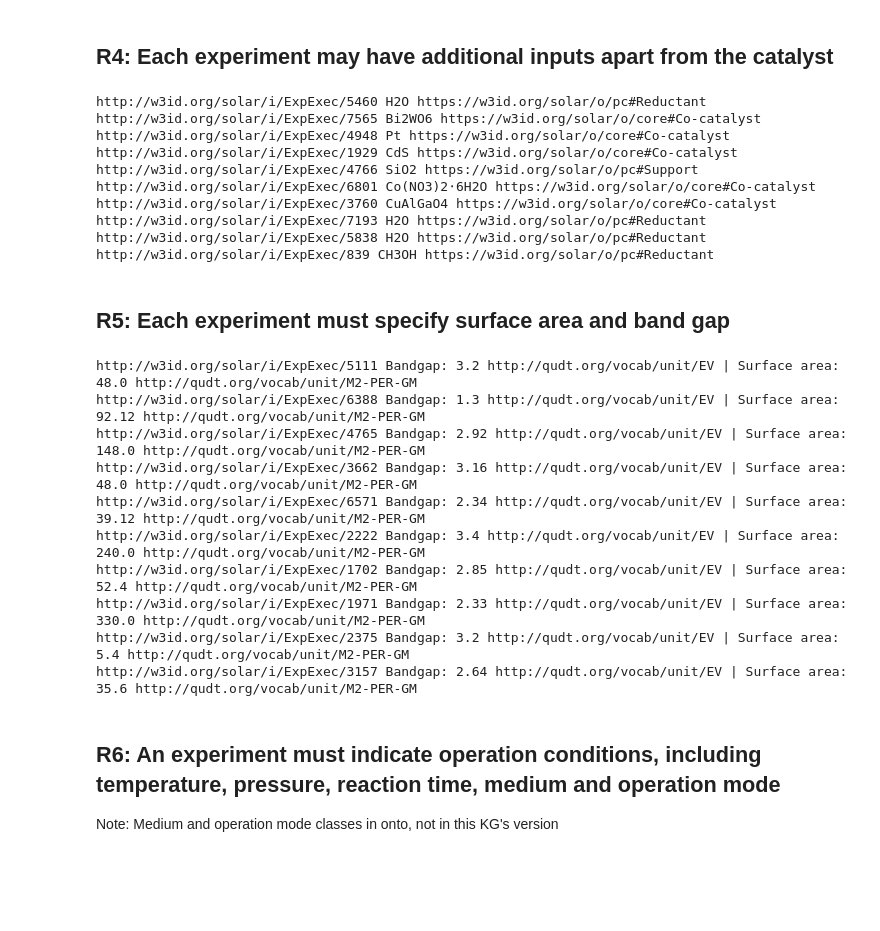
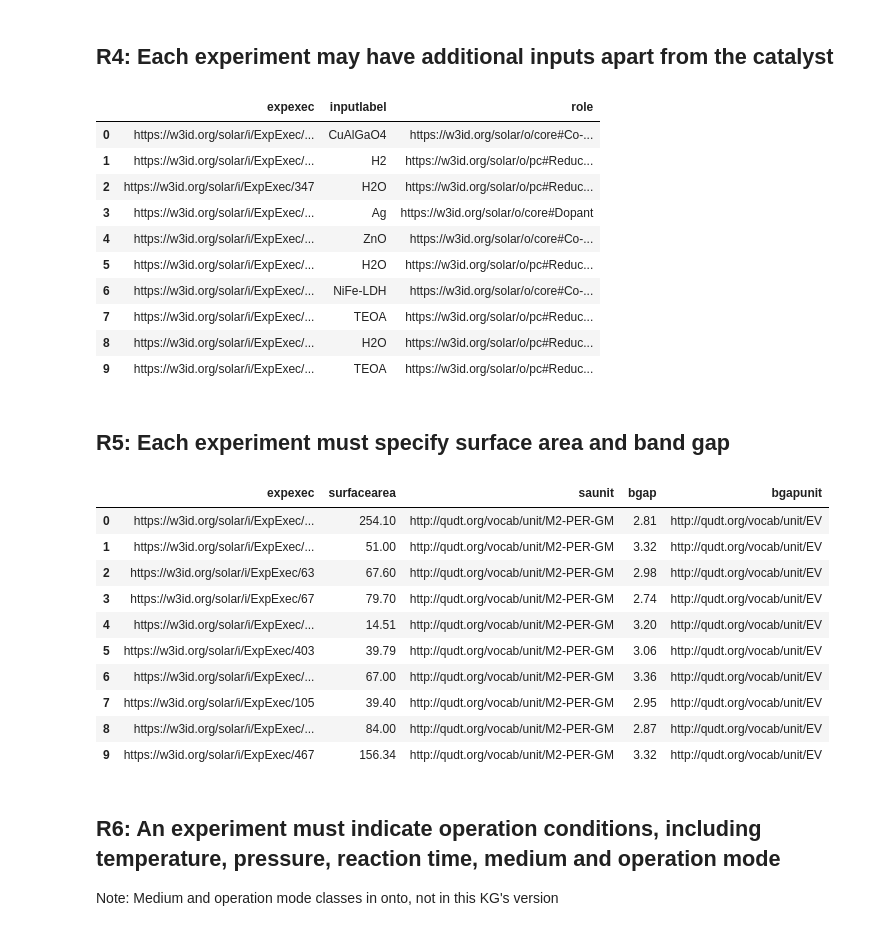
Before and after one commit to SolarChem/solarchem-ontology, a Jupyter notebook: knowledge-graph/querying.ipynb, the cells around one changed output. Saved outputs shown, nothing was run; the diff lists cells and outputs as text; code cells hidden in the pictures; blank space fills up the shorter version.

```diff
--- a/knowledge-graph/querying.ipynb
+++ b/knowledge-graph/querying.ipynb
@@ -138,14 +155,7 @@ http://w3id.org/solar/i/ExpExec/5766 http://www.wikidata.org/entity/Q193521 TiO2
 # %% [markdown]
 ## R4: Each experiment may have additional inputs apart from the catalyst
 # %%
-q_res = g.query("""
-    PREFIX bibo: <http://purl.org/ontology/bibo/>
-    PREFIX dc: <http://purl.org/dc/elements/1.1/>
-    PREFIX solar: <https://w3id.org/solar/o/core#>
-    PREFIX solarpc: <httsp://w3id.org/solar/o/pc#>
-    PREFIX rdfs: <http://www.w3.org/2000/01/rdf-schema#>
-    PREFIX qudt: <http://qudt.org/2.1/schema/qudt>
-
+query = prefixes + """
     SELECT DISTINCT  ?expexec ?inputlabel ?role
     WHERE {
         ?expexec prov:used ?input .
@@ -155,56 +165,48 @@ q_res = g.query("""
         FILTER(?role != solar:Catalyst)
     } LIMIT 10
 
-""")
+"""
 
-for row in q_res:
-    print(f"{row.expexec} {row.inputlabel} {row.role}")
+q_res = run_query_csv(query)
 # %% [output]
-http://w3id.org/solar/i/ExpExec/5460 H2O https://w3id.org/solar/o/pc#Reductant
-http://w3id.org/solar/i/ExpExec/7565 Bi2WO6 https://w3id.org/solar/o/core#Co-catalyst
-http://w3id.org/solar/i/ExpExec/4948 Pt https://w3id.org/solar/o/core#Co-catalyst
-http://w3id.org/solar/i/ExpExec/1929 CdS https://w3id.org/solar/o/core#Co-catalyst
-http://w3id.org/solar/i/ExpExec/4766 SiO2 https://w3id.org/solar/o/pc#Support
-http://w3id.org/solar/i/ExpExec/6801 Co(NO3)2⋅6H2O https://w3id.org/solar/o/core#Co-catalyst
-http://w3id.org/solar/i/ExpExec/3760 CuAlGaO4 https://w3id.org/solar/o/core#Co-catalyst
-http://w3id.org/solar/i/ExpExec/7193 H2O https://w3id.org/solar/o/pc#Reductant
-http://w3id.org/solar/i/ExpExec/5838 H2O https://w3id.org/solar/o/pc#Reductant
-http://w3id.org/solar/i/ExpExec/839 CH3OH https://w3id.org/solar/o/pc#Reductant
+|  | expexec | inputlabel | role |
+| 0 | https://w3id.org/solar/i/ExpExec/... | CuAlGaO4 | https://w3id.org/solar/o/core#Co-... |
+| 1 | https://w3id.org/solar/i/ExpExec/... | H2 | https://w3id.org/solar/o/pc#Reduc... |
+| 2 | https://w3id.org/solar/i/ExpExec/347 | H2O | https://w3id.org/solar/o/pc#Reduc... |
+| 3 | https://w3id.org/solar/i/ExpExec/... | Ag | https://w3id.org/solar/o/core#Dopant |
+| 4 | https://w3id.org/solar/i/ExpExec/... | ZnO | https://w3id.org/solar/o/core#Co-... |
+| 5 | https://w3id.org/solar/i/ExpExec/... | H2O | https://w3id.org/solar/o/pc#Reduc... |
+| 6 | https://w3id.org/solar/i/ExpExec/... | NiFe-LDH | https://w3id.org/solar/o/core#Co-... |
+| 7 | https://w3id.org/solar/i/ExpExec/... | TEOA | https://w3id.org/solar/o/pc#Reduc... |
+| 8 | https://w3id.org/solar/i/ExpExec/... | H2O | https://w3id.org/solar/o/pc#Reduc... |
+| 9 | https://w3id.org/solar/i/ExpExec/... | TEOA | https://w3id.org/solar/o/pc#Reduc... |
 # %% [markdown]
 ## R5: Each experiment must specify surface area and band gap
 # %%
-q_res = g.query("""
-    PREFIX bibo: <http://purl.org/ontology/bibo/>
-    PREFIX dc: <http://purl.org/dc/elements/1.1/>
-    PREFIX solar: <https://w3id.org/solar/o/core#>
-    PREFIX solarpc: <httsp://w3id.org/solar/o/pc#>
-    PREFIX rdfs: <http://www.w3.org/2000/01/rdf-schema#>
-    PREFIX qudt: <http://qudt.org/2.1/schema/qudt/>
-
+query = prefixes + """
     SELECT DISTINCT ?expexec ?surfacearea ?saunit  ?bgap ?bgapunit
     WHERE {
         ?expexec prov:used ?input .
         ?input a solar:Input ;
             solar:hasBandGap [ qudt:numericValue ?bgap; qudt:unit ?bgapunit ] ;
             solar:hasSurfaceArea [ qudt:numericValue ?surfacearea; qudt:unit ?saunit ] .
     } LIMIT 10
 
-""")
+"""
 
-for row in q_res:
-    print(f"{row.expexec} Bandgap: {row.bgap} {row.bgapunit} | Surface area: {row.surfacearea} {row.saunit}")
-    #print(f"{row.expexec}  | Surface area: {row.surfacearea} {row.saunit}")
+q_res = run_query_csv(query)
 # %% [output]
-http://w3id.org/solar/i/ExpExec/5111 Bandgap: 3.2 http://qudt.org/vocab/unit/EV | Surface area: 48.0 http://qudt.org/vocab/unit/M2-PER-GM
-http://w3id.org/solar/i/ExpExec/6388 Bandgap: 1.3 http://qudt.org/vocab/unit/EV | Surface area: 92.12 http://qudt.org/vocab/unit/M2-PER-GM
-http://w3id.org/solar/i/ExpExec/4765 Bandgap: 2.92 http://qudt.org/vocab/unit/EV | Surface area: 148.0 http://qudt.org/vocab/unit/M2-PER-GM
-http://w3id.org/solar/i/ExpExec/3662 Bandgap: 3.16 http://qudt.org/vocab/unit/EV | Surface area: 48.0 http://qudt.org/vocab/unit/M2-PER-GM
-http://w3id.org/solar/i/ExpExec/6571 Bandgap: 2.34 http://qudt.org/vocab/unit/EV | Surface area: 39.12 http://qudt.org/vocab/unit/M2-PER-GM
-http://w3id.org/solar/i/ExpExec/2222 Bandgap: 3.4 http://qudt.org/vocab/unit/EV | Surface area: 240.0 http://qudt.org/vocab/unit/M2-PER-GM
-http://w3id.org/solar/i/ExpExec/1702 Bandgap: 2.85 http://qudt.org/vocab/unit/EV | Surface area: 52.4 http://qudt.org/vocab/unit/M2-PER-GM
-http://w3id.org/solar/i/ExpExec/1971 Bandgap: 2.33 http://qudt.org/vocab/unit/EV | Surface area: 330.0 http://qudt.org/vocab/unit/M2-PER-GM
-http://w3id.org/solar/i/ExpExec/2375 Bandgap: 3.2 http://qudt.org/vocab/unit/EV | Surface area: 5.4 http://qudt.org/vocab/unit/M2-PER-GM
-http://w3id.org/solar/i/ExpExec/3157 Bandgap: 2.64 http://qudt.org/vocab/unit/EV | Surface area: 35.6 http://qudt.org/vocab/unit/M2-PER-GM
+|  | expexec | surfacearea | saunit | bgap | bgapunit |
+| 0 | https://w3id.org/solar/i/ExpExec/... | 254.10 | http://qudt.org/vocab/unit/M2-PER-GM | 2.81 | http://qudt.org/vocab/unit/EV |
+| 1 | https://w3id.org/solar/i/ExpExec/... | 51.00 | http://qudt.org/vocab/unit/M2-PER-GM | 3.32 | http://qudt.org/vocab/unit/EV |
+| 2 | https://w3id.org/solar/i/ExpExec/63 | 67.60 | http://qudt.org/vocab/unit/M2-PER-GM | 2.98 | http://qudt.org/vocab/unit/EV |
+| 3 | https://w3id.org/solar/i/ExpExec/67 | 79.70 | http://qudt.org/vocab/unit/M2-PER-GM | 2.74 | http://qudt.org/vocab/unit/EV |
+| 4 | https://w3id.org/solar/i/ExpExec/... | 14.51 | http://qudt.org/vocab/unit/M2-PER-GM | 3.20 | http://qudt.org/vocab/unit/EV |
+| 5 | https://w3id.org/solar/i/ExpExec/403 | 39.79 | http://qudt.org/vocab/unit/M2-PER-GM | 3.06 | http://qudt.org/vocab/unit/EV |
+| 6 | https://w3id.org/solar/i/ExpExec/... | 67.00 | http://qudt.org/vocab/unit/M2-PER-GM | 3.36 | http://qudt.org/vocab/unit/EV |
+| 7 | https://w3id.org/solar/i/ExpExec/105 | 39.40 | http://qudt.org/vocab/unit/M2-PER-GM | 2.95 | http://qudt.org/vocab/unit/EV |
+| 8 | https://w3id.org/solar/i/ExpExec/... | 84.00 | http://qudt.org/vocab/unit/M2-PER-GM | 2.87 | http://qudt.org/vocab/unit/EV |
+| 9 | https://w3id.org/solar/i/ExpExec/467 | 156.34 | http://qudt.org/vocab/unit/M2-PER-GM | 3.32 | http://qudt.org/vocab/unit/EV |
 # %% [markdown]
 ## R6: An experiment must indicate operation conditions, including temperature, pressure, reaction time, medium and operation mode
 Note: Medium and operation mode classes in onto, not in this KG's version
```
Also changed, not shown: parts of 28 cells of this notebook.
